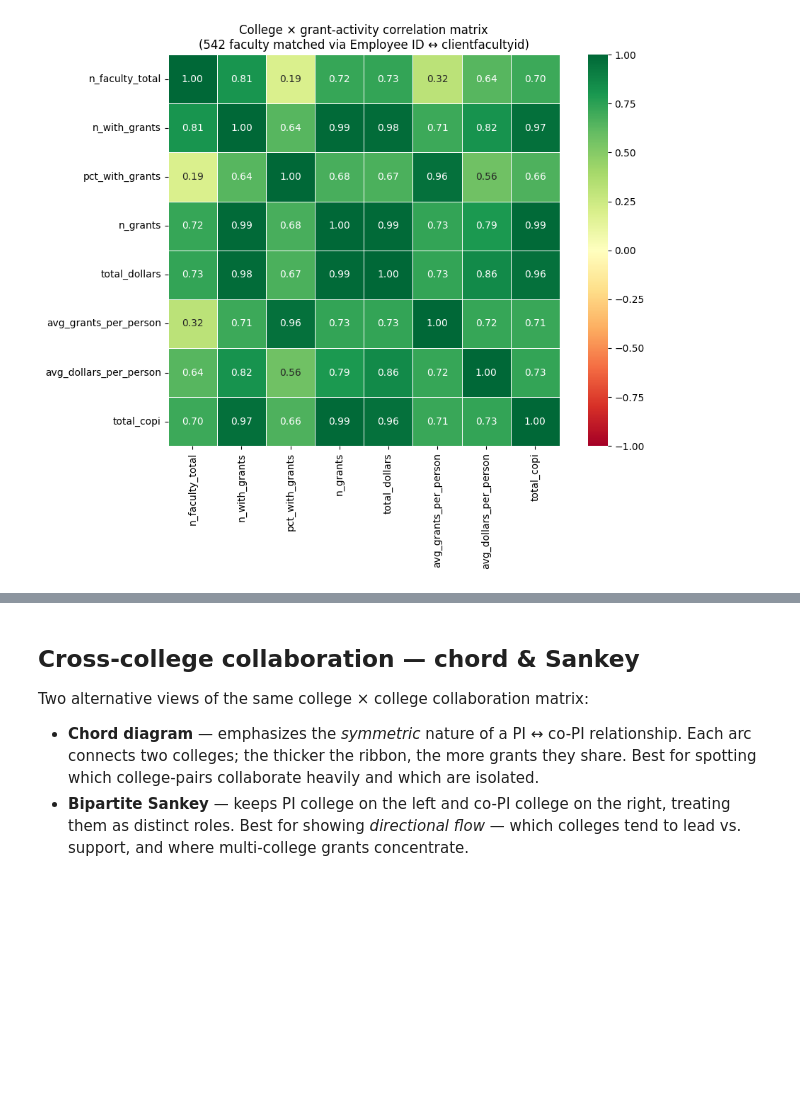
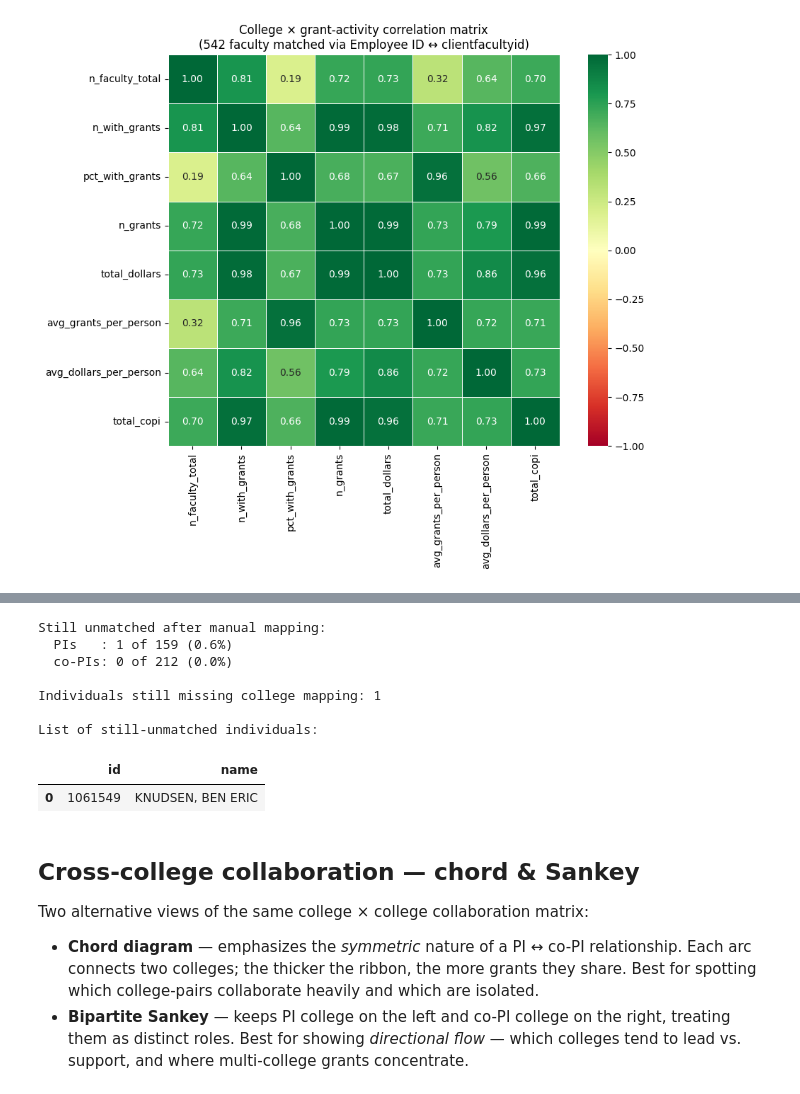
Before and after one commit to ebertini/visualizing-neu, a Jupyter notebook: notebooks/01_schema_overview.ipynb, the cells around one changed output, grey strips where cells are left out. Saved outputs shown, nothing was run; the diff lists cells and outputs as text; code cells hidden in the pictures; blank space fills up the shorter version.

```diff
--- a/notebooks/01_schema_overview.ipynb
+++ b/notebooks/01_schema_overview.ipynb
@@ -492,3 +525,48 @@ Pairs with both sides matched to a college: 392 of 437 (89.7%)
+# %%
+# Summary: Unmatched individuals (still missing after manual mapping)
+# Note: The 'pairs' dataframe was created in the cell above with colleges filled in via manual mapping
+
+# Unique PIs still missing college after manual mapping
+unmatched_pis = pairs[pairs['pi_college'].isna()][['pi_id', 'pi_name']].drop_duplicates()
+n_unmatched_pi = len(unmatched_pis)
+
+# Unique co-PIs still missing college after manual mapping
+unmatched_copis = pairs[pairs['copi_college'].isna()][['copi_id', 'copi_name']].drop_duplicates()
+n_unmatched_copi = len(unmatched_copis)
+
+# Total unique faculty in pairs
+total_unique_pis = pairs[['pi_id', 'pi_name']].drop_duplicates()
+total_unique_copis = pairs[['copi_id', 'copi_name']].drop_duplicates()
+
+print(f"Still unmatched after manual mapping:")
+print(f"  PIs   : {n_unmatched_pi:,} of {len(total_unique_pis):,} "
+      f"({n_unmatched_pi/len(total_unique_pis)*100:.1f}%)")
+print(f"  co-PIs: {n_unmatched_copi:,} of {len(total_unique_copis):,} "
+      f"({n_unmatched_copi/len(total_unique_copis)*100:.1f}%)")
+
+if n_unmatched_pi > 0 or n_unmatched_copi > 0:
+    # Combined unique individuals still unmatched
+    all_still_unmatched = pd.concat([
+        unmatched_pis.rename(columns={'pi_id': 'id', 'pi_name': 'name'}),
+        unmatched_copis.rename(columns={'copi_id': 'id', 'copi_name': 'name'})
+    ]).drop_duplicates(subset=['id']).sort_values('name').reset_index(drop=True)
+
+    print(f"\nIndividuals still missing college mapping: {len(all_still_unmatched):,}")
+    print("\nList of still-unmatched individuals:")
+    with pd.option_context('display.max_rows', None):
+        display(all_still_unmatched)
+else:
+    print("\n✓ All individuals successfully mapped to colleges!")
+# %% [output]
+Still unmatched after manual mapping:
+  PIs   : 1 of 159 (0.6%)
+  co-PIs: 0 of 212 (0.0%)
+
+Individuals still missing college mapping: 1
+
+List of still-unmatched individuals:
+|  | id | name |
+| 0 | 1061549 | KNUDSEN, BEN ERIC |
 # %% [markdown]
 ## Cross-college collaboration — chord & Sankey
 
```
Also changed, not shown: parts of 3 cells of this notebook, 11 other files.
